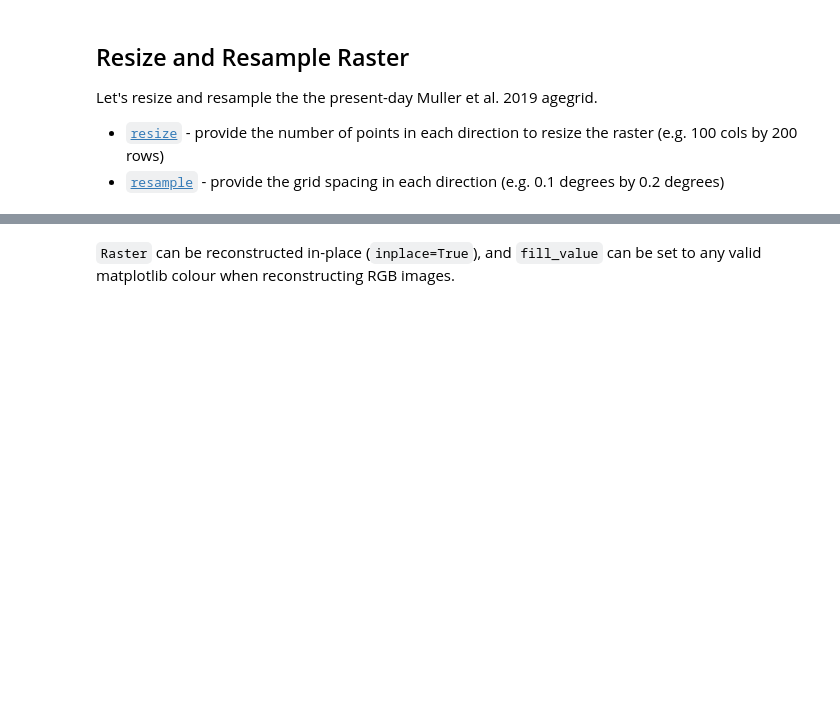
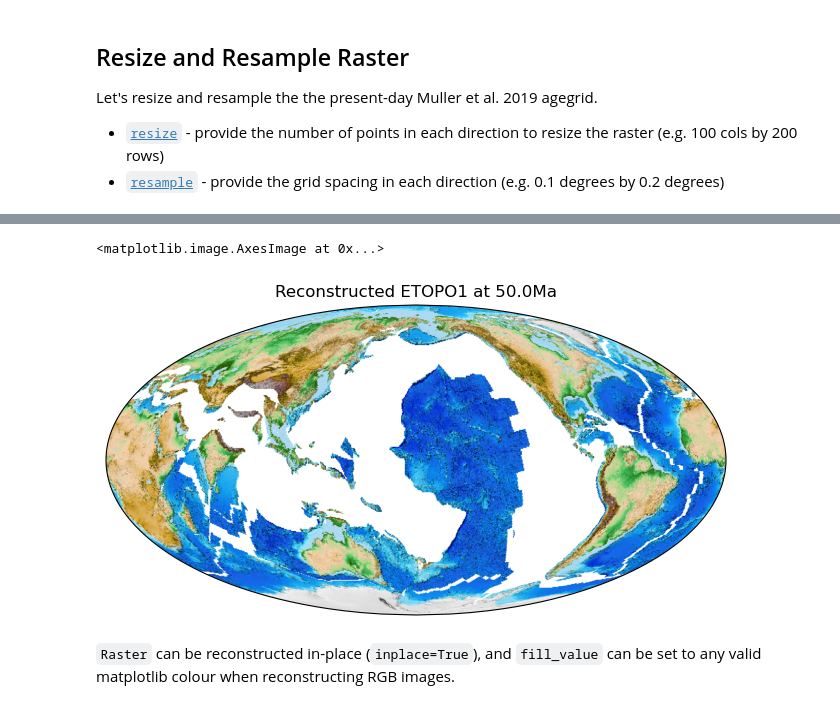
Before and after one commit to GPlates/gplately, a Jupyter notebook: Notebooks/06-Rasters.ipynb, the cells around one changed output, grey strips where cells are left out. Drawn from its saved outputs; the diff is of its cells as text; code cells hidden in the pictures; blank space fills up the shorter version.

```diff
--- a/Notebooks/06-Rasters.ipynb
+++ b/Notebooks/06-Rasters.ipynb
@@ -192,15 +207,20 @@ The ETOPO1 raster can be reconstructed back in time by assigning a `plate_recons
 
 After this, we use [`reconstruct`](https://gplates.github.io/gplately/grids.html#gplately.grids.Raster.reconstruct) to reconstruct the raster to a given time.
 # %%
+# use the downsample ETOPO1 so that the reconstructon won't take too long for this demonstration
 # assign a plate reconstruction in order to reconstruct the raster
-etopo.plate_reconstruction = model
+etopo_downscaled.plate_reconstruction = model
 
 white_rgb = (255, 255, 255)  # RGB code for white, to fill gaps in output
-etopo_reconstructed = etopo.reconstruct(50, threads=4, fill_value=white_rgb)
+etopo_reconstructed = etopo_downscaled.reconstruct(50, threads=4, fill_value=white_rgb)
 
-fig = plt.figure(figsize=(10, 6))
+fig = plt.figure(figsize=(8, 6))
 ax1 = fig.add_subplot(111, projection=ccrs.Mollweide(central_longitude=180))
-etopo_reconstructed.imshow(ax1)
+ax1.set_title(f"Reconstructed ETOPO1 at {etopo_reconstructed.time} Ma")
+etopo_reconstructed.plot(ax1)
+# %% [output]
+<matplotlib.image.AxesImage at 0x...>
+[figure, added]
 # %% [markdown]
 `Raster` can be reconstructed in-place (`inplace=True`), and `fill_value` can be set to any valid matplotlib colour when reconstructing RGB images.
 # %%
```
Also changed, not shown: parts of 11 cells of this notebook, 1 other file.
